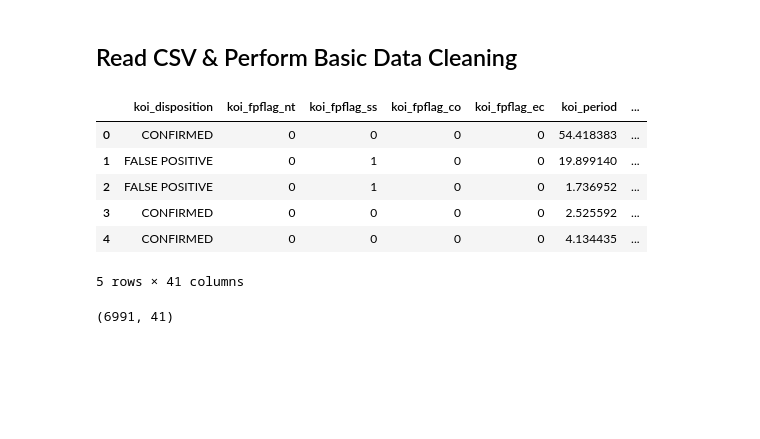
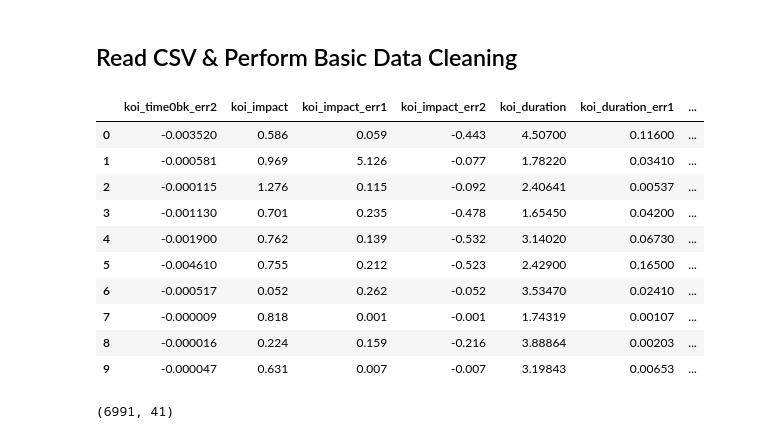
Before and after one commit to rperezme-data/H21_Machine-Learning-challenge, a Jupyter notebook: b_Models/model_00.ipynb, the cells around one changed output. Saved outputs shown, nothing was run; the diff lists cells and outputs as text; code cells hidden in the pictures; blank space fills up the shorter version.

```diff
--- a/b_Models/model_00.ipynb
+++ b/b_Models/model_00.ipynb
@@ -21,18 +23,22 @@ import pandas as pd
 # %%
 df = pd.read_csv("../Resources/Data/exoplanet_data.csv")
 # Drop the null columns where all values are null
 df = df.dropna(axis='columns', how='all')
 # Drop the null rows
 df = df.dropna()
-df.head()
+df.iloc[:,10:21].head(10)
 # %% [output]
-|  | koi_disposition | koi_fpflag_nt | koi_fpflag_ss | koi_fpflag_co | koi_fpflag_ec | koi_period | ... |
-| 0 | CONFIRMED | 0 | 0 | 0 | 0 | 54.418383 | ... |
-| 1 | FALSE POSITIVE | 0 | 1 | 0 | 0 | 19.899140 | ... |
-| 2 | FALSE POSITIVE | 0 | 1 | 0 | 0 | 1.736952 | ... |
-| 3 | CONFIRMED | 0 | 0 | 0 | 0 | 2.525592 | ... |
-| 4 | CONFIRMED | 0 | 0 | 0 | 0 | 4.134435 | ... |
+|  | koi_time0bk_err2 | koi_impact | koi_impact_err1 | koi_impact_err2 | koi_duration | koi_duration_err1 | ... |
+| 0 | -0.003520 | 0.586 | 0.059 | -0.443 | 4.50700 | 0.11600 | ... |
+| 1 | -0.000581 | 0.969 | 5.126 | -0.077 | 1.78220 | 0.03410 | ... |
+| 2 | -0.000115 | 1.276 | 0.115 | -0.092 | 2.40641 | 0.00537 | ... |
+| 3 | -0.001130 | 0.701 | 0.235 | -0.478 | 1.65450 | 0.04200 | ... |
+| 4 | -0.001900 | 0.762 | 0.139 | -0.532 | 3.14020 | 0.06730 | ... |
+| 5 | -0.004610 | 0.755 | 0.212 | -0.523 | 2.42900 | 0.16500 | ... |
+| 6 | -0.000517 | 0.052 | 0.262 | -0.052 | 3.53470 | 0.02410 | ... |
+| 7 | -0.000009 | 0.818 | 0.001 | -0.001 | 1.74319 | 0.00107 | ... |
+| 8 | -0.000016 | 0.224 | 0.159 | -0.216 | 3.88864 | 0.00203 | ... |
+| 9 | -0.000047 | 0.631 | 0.007 | -0.007 | 3.19843 | 0.00653 | ... |
-5 rows × 41 columns
 # %%
 df.shape
 # %% [output]
```
Also changed, not shown: parts of 25 cells of this notebook, 3 other files.
